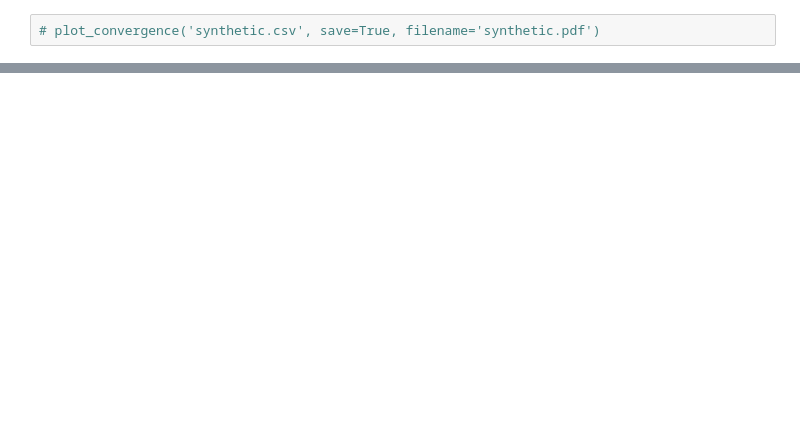
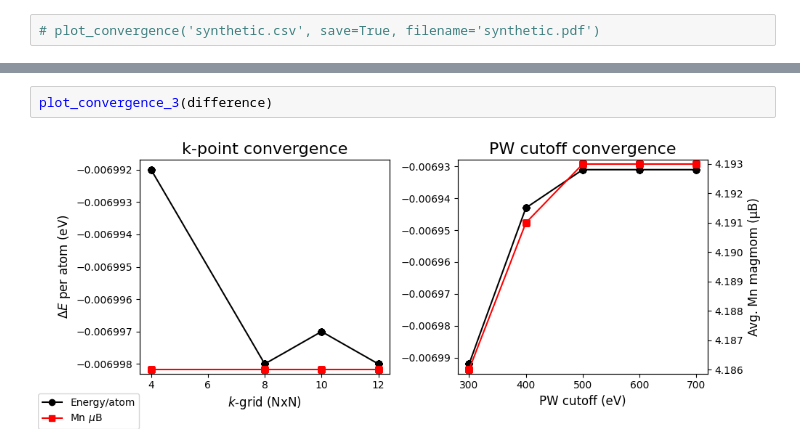
Before and after one commit to RuneEkman/DFT-project-2026, a Jupyter notebook: Convergence test MnI2/convtest_plot.ipynb, the cells around one changed output, grey strips where cells are left out. Saved outputs shown, nothing was run; the diff lists cells and outputs as text; blank space fills up the shorter version.

```diff
--- a/Convergence test MnI2/convtest_plot.ipynb
+++ b/Convergence test MnI2/convtest_plot.ipynb
@@ -338,0 +509,4 @@ plot_convergence_3('convergence_results.csv')
+# %%
+plot_convergence_3(difference)
+# %% [output]
+[figure, added]
```
Also changed, not shown: parts of 14 cells of this notebook, 41 other files.
